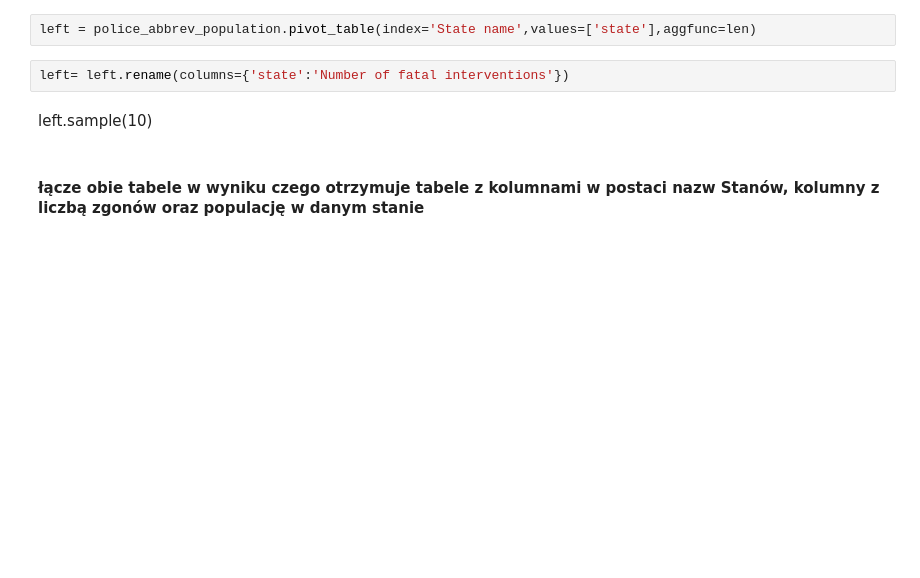
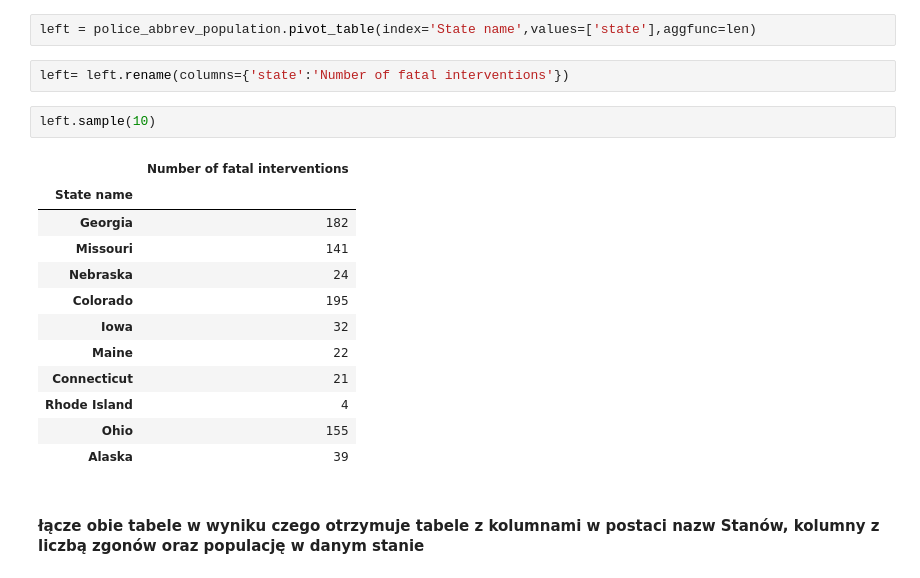
Before and after one commit to PiotrPieciak/Rozdzial-8_3-Zadanie, a Jupyter notebook: crime_rate.ipynb, the cells around one changed output. Saved outputs shown, nothing was run; the diff lists cells and outputs as text; blank space fills up the shorter version.

```diff
--- a/crime_rate.ipynb
+++ b/crime_rate.ipynb
@@ -181,8 +181,21 @@ right.sample(10)
 left = police_abbrev_population.pivot_table(index='State name',values=['state'],aggfunc=len)
 # %%
 left= left.rename(columns={'state':'Number of fatal interventions'})
-# %% [markdown]
-left.sample(10)
+# %%
+left.sample(10)
+# %% [output]
+|  | Number of fatal interventions |
+| State name |  |
+| Georgia | 182 |
+| Missouri | 141 |
+| Nebraska | 24 |
+| Colorado | 195 |
+| Iowa | 32 |
+| Maine | 22 |
+| Connecticut | 21 |
+| Rhode Island | 4 |
+| Ohio | 155 |
+| Alaska | 39 |
 # %% [markdown]
 #### łącze obie tabele w wyniku czego otrzymuje tabele z kolumnami w postaci nazw Stanów, kolumny z liczbą zgonów oraz populację w danym stanie
 # %%
```
Also changed, not shown: parts of 2 cells of this notebook.
